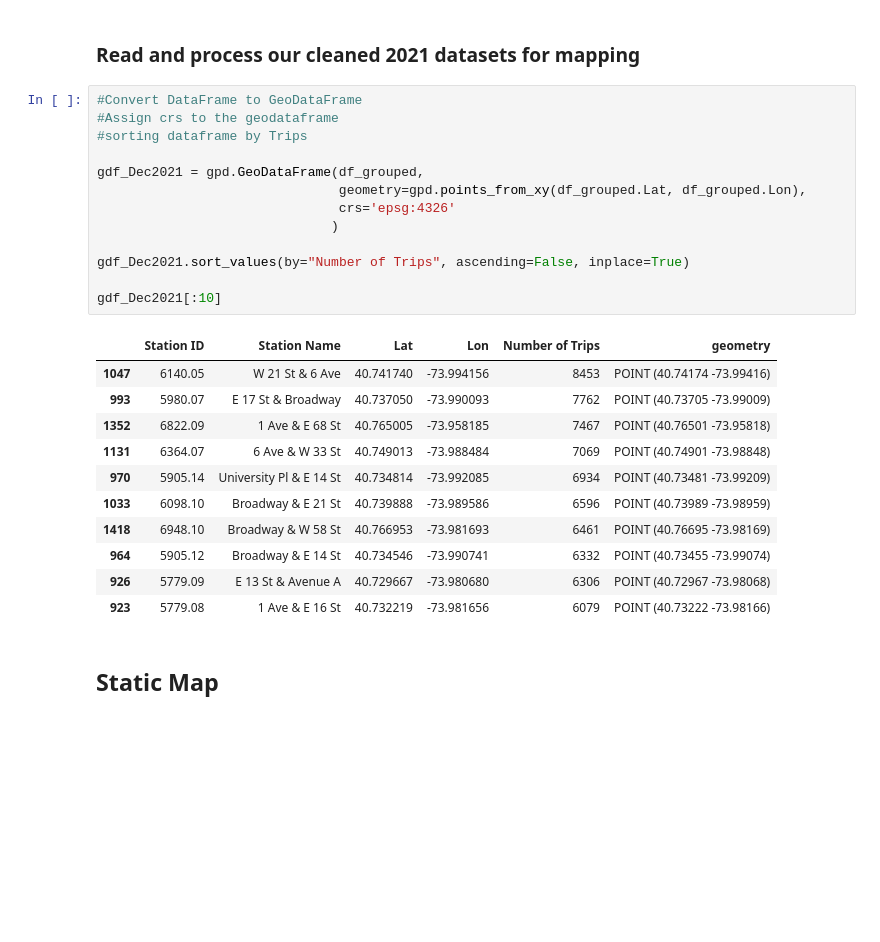
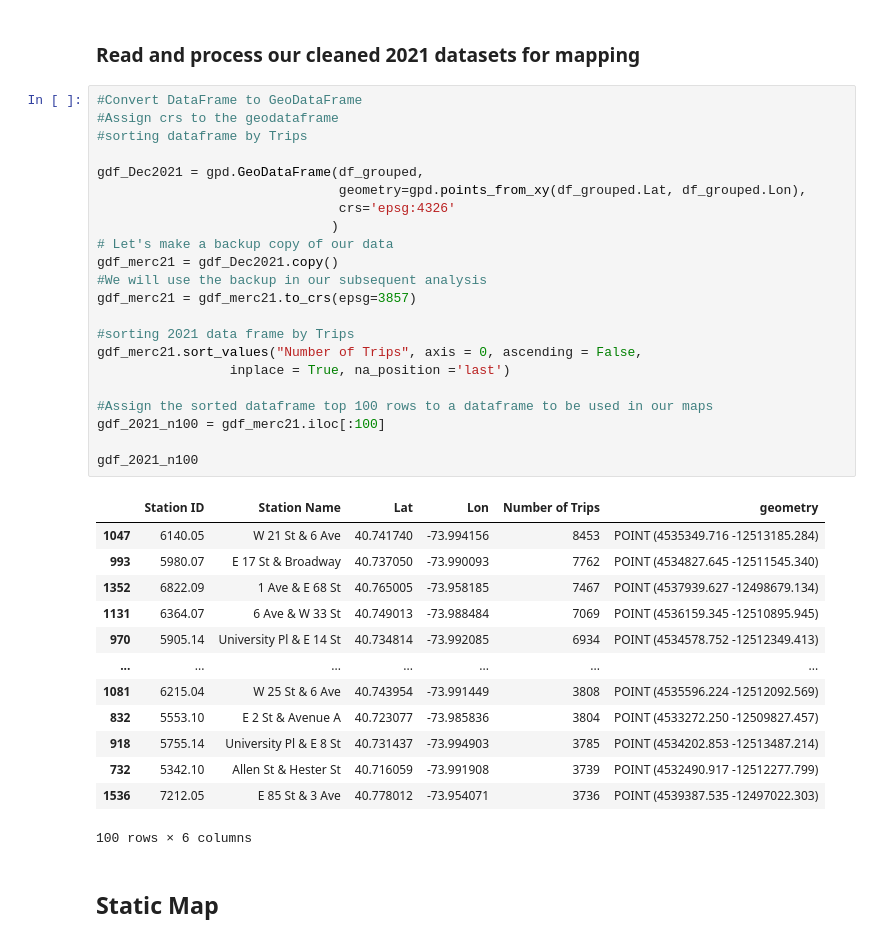
Before and after one commit to tokoth/Bike-mapping, a Jupyter notebook: notebooks/Dec_2021_citi_bike_EDA.ipynb, the cells around one changed output. Cells and saved outputs as stored; diff of their text form; blank space fills up the shorter version.

Commit message:
Updated 2021 notebooks with correct data

```diff
--- a/notebooks/Dec_2021_citi_bike_EDA.ipynb
+++ b/notebooks/Dec_2021_citi_bike_EDA.ipynb
@@ -159,28 +159,39 @@ There are 618, duplicate values from a total of 2128, values in the Dec 2021 cle
 # %%
 #Convert DataFrame to GeoDataFrame
 #Assign crs to the geodataframe
 #sorting dataframe by Trips
 
 gdf_Dec2021 = gpd.GeoDataFrame(df_grouped,
                                geometry=gpd.points_from_xy(df_grouped.Lat, df_grouped.Lon),
                                crs='epsg:4326'
                               )
+# Let's make a backup copy of our data
+gdf_merc21 = gdf_Dec2021.copy()
+#We will use the backup in our subsequent analysis
+gdf_merc21 = gdf_merc21.to_crs(epsg=3857)
 
-gdf_Dec2021.sort_values(by="Number of Trips", ascending=False, inplace=True)
+#sorting 2021 data frame by Trips
+gdf_merc21.sort_values("Number of Trips", axis = 0, ascending = False,
+                 inplace = True, na_position ='last')
 
-gdf_Dec2021[:10]
+#Assign the sorted dataframe top 100 rows to a dataframe to be used in our maps
+gdf_2021_n100 = gdf_merc21.iloc[:100]
+
+gdf_2021_n100
 # %% [output]
 |  | Station ID | Station Name | Lat | Lon | Number of Trips | geometry |
-| 1047 | 6140.05 | W 21 St & 6 Ave | 40.741740 | -73.994156 | 8453 | POINT (40.74174 -73.99416) |
-| 993 | 5980.07 | E 17 St & Broadway | 40.737050 | -73.990093 | 7762 | POINT (40.73705 -73.99009) |
-| 1352 | 6822.09 | 1 Ave & E 68 St | 40.765005 | -73.958185 | 7467 | POINT (40.76501 -73.95818) |
-| 1131 | 6364.07 | 6 Ave & W 33 St | 40.749013 | -73.988484 | 7069 | POINT (40.74901 -73.98848) |
-| 970 | 5905.14 | University Pl & E 14 St | 40.734814 | -73.992085 | 6934 | POINT (40.73481 -73.99209) |
-| 1033 | 6098.10 | Broadway & E 21 St | 40.739888 | -73.989586 | 6596 | POINT (40.73989 -73.98959) |
-| 1418 | 6948.10 | Broadway & W 58 St | 40.766953 | -73.981693 | 6461 | POINT (40.76695 -73.98169) |
-| 964 | 5905.12 | Broadway & E 14 St | 40.734546 | -73.990741 | 6332 | POINT (40.73455 -73.99074) |
-| 926 | 5779.09 | E 13 St & Avenue A | 40.729667 | -73.980680 | 6306 | POINT (40.72967 -73.98068) |
-| 923 | 5779.08 | 1 Ave & E 16 St | 40.732219 | -73.981656 | 6079 | POINT (40.73222 -73.98166) |
+| 1047 | 6140.05 | W 21 St & 6 Ave | 40.741740 | -73.994156 | 8453 | POINT (4535349.716 -12513185.284) |
+| 993 | 5980.07 | E 17 St & Broadway | 40.737050 | -73.990093 | 7762 | POINT (4534827.645 -12511545.340) |
+| 1352 | 6822.09 | 1 Ave & E 68 St | 40.765005 | -73.958185 | 7467 | POINT (4537939.627 -12498679.134) |
+| 1131 | 6364.07 | 6 Ave & W 33 St | 40.749013 | -73.988484 | 7069 | POINT (4536159.345 -12510895.945) |
+| 970 | 5905.14 | University Pl & E 14 St | 40.734814 | -73.992085 | 6934 | POINT (4534578.752 -12512349.413) |
+| ... | ... | ... | ... | ... | ... | ... |
+| 1081 | 6215.04 | W 25 St & 6 Ave | 40.743954 | -73.991449 | 3808 | POINT (4535596.224 -12512092.569) |
+| 832 | 5553.10 | E 2 St & Avenue A | 40.723077 | -73.985836 | 3804 | POINT (4533272.250 -12509827.457) |
+| 918 | 5755.14 | University Pl & E 8 St | 40.731437 | -73.994903 | 3785 | POINT (4534202.853 -12513487.214) |
+| 732 | 5342.10 | Allen St & Hester St | 40.716059 | -73.991908 | 3739 | POINT (4532490.917 -12512277.799) |
+| 1536 | 7212.05 | E 85 St & 3 Ave | 40.778012 | -73.954071 | 3736 | POINT (4539387.535 -12497022.303) |
+100 rows × 6 columns
 # %% [markdown]
 ## Static Map
 # %%
```
Also changed, not shown: parts of 3 cells of this notebook.
